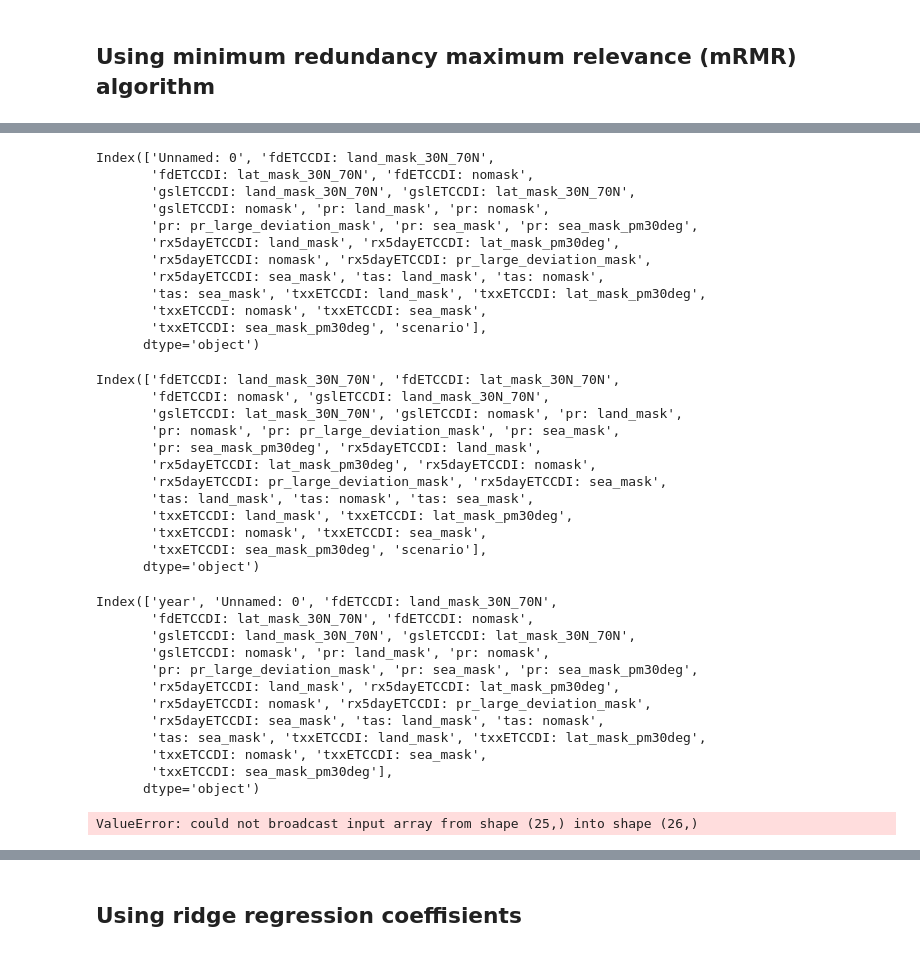
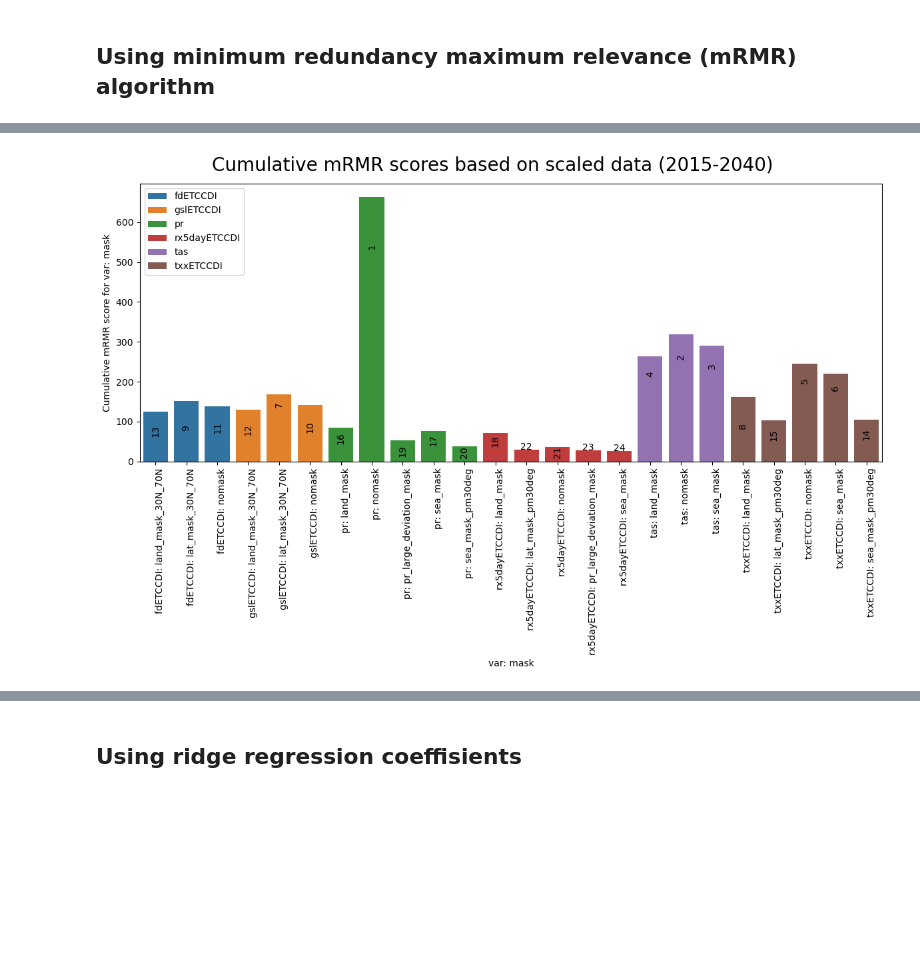
Before and after one commit to Johannesfjeldsaa/Masterthesis_S23, a Jupyter notebook: 06b - ANOVA to detect non-baseline mask and variable configurations with early signals of ACC.ipynb, the cells around one changed output, grey strips where cells are left out. Cells and saved outputs as stored; diff of their text form; code cells hidden in the pictures; blank space fills up the shorter version.

```diff
--- a/06b - ANOVA to detect non-baseline mask and variable configurations with early signals of ACC.ipynb
+++ b/06b - ANOVA to detect non-baseline mask and variable configurations with early signals of ACC.ipynb
@@ -245,33 +252,0 @@ scaled_cross_sections = {year: pd.read_csv('/'.join(['/nird/home/johannef/Master
-# %%
-scaled_cross_sections[2015].columns
-# %% [output]
-Index(['Unnamed: 0', 'fdETCCDI: land_mask_30N_70N',
-       'fdETCCDI: lat_mask_30N_70N', 'fdETCCDI: nomask',
-       'gslETCCDI: land_mask_30N_70N', 'gslETCCDI: lat_mask_30N_70N',
-       'gslETCCDI: nomask', 'pr: land_mask', 'pr: nomask',
-       'pr: pr_large_deviation_mask', 'pr: sea_mask', 'pr: sea_mask_pm30deg',
-       'rx5dayETCCDI: land_mask', 'rx5dayETCCDI: lat_mask_pm30deg',
-       'rx5dayETCCDI: nomask', 'rx5dayETCCDI: pr_large_deviation_mask',
-       'rx5dayETCCDI: sea_mask', 'tas: land_mask', 'tas: nomask',
-       'tas: sea_mask', 'txxETCCDI: land_mask', 'txxETCCDI: lat_mask_pm30deg',
-       'txxETCCDI: nomask', 'txxETCCDI: sea_mask',
-       'txxETCCDI: sea_mask_pm30deg', 'scenario'],
-      dtype='object')
-# %%
-for year in years:
-    scaled_cross_sections[year] = scaled_cross_sections[year][[col for col in scaled_cross_sections[year].columns if col != 'Unnamed: 0']]
-
-scaled_cross_sections[2015].columns
-# %% [output]
-Index(['fdETCCDI: land_mask_30N_70N', 'fdETCCDI: lat_mask_30N_70N',
-       'fdETCCDI: nomask', 'gslETCCDI: land_mask_30N_70N',
-       'gslETCCDI: lat_mask_30N_70N', 'gslETCCDI: nomask', 'pr: land_mask',
-       'pr: nomask', 'pr: pr_large_deviation_mask', 'pr: sea_mask',
-       'pr: sea_mask_pm30deg', 'rx5dayETCCDI: land_mask',
-       'rx5dayETCCDI: lat_mask_pm30deg', 'rx5dayETCCDI: nomask',
-       'rx5dayETCCDI: pr_large_deviation_mask', 'rx5dayETCCDI: sea_mask',
-       'tas: land_mask', 'tas: nomask', 'tas: sea_mask',
-       'txxETCCDI: land_mask', 'txxETCCDI: lat_mask_pm30deg',
-       'txxETCCDI: nomask', 'txxETCCDI: sea_mask',
-       'txxETCCDI: sea_mask_pm30deg', 'scenario'],
-      dtype='object')
@@ -278,9 +261,9 @@ Index(['fdETCCDI: land_mask_30N_70N', 'fdETCCDI: lat_mask_30N_70N',
 # %%
 features = [col for col in scaled_cross_sections[2015].columns if col not in ['scenario']]
 mRMR_scores_df = pd.DataFrame(columns=['year']+features, index=range(len(years)))
-print(mRMR_scores_df.columns)
 for indx, year in tqdm(enumerate(years)):
-    cross_section_df = scaled_cross_sections[year]
+    #cross_section_df = scaled_cross_sections[year]
+    cross_section_df = scs_126585[year]
     X = cross_section_df[features]
     y = cross_section_df['scenario']
 
@@ -288,18 +271,6 @@ for indx, year in tqdm(enumerate(years)):
                                 K=10, return_scores=True, show_progress=False)
     mRMR_scores_df.loc[indx] = [year] + mRMR_results[1].tolist()
 
-mRMR_scores_df.to_csv('/nird/home/johannef/Masterthesis_S23 DataFiles/tables/mRMR_scores.csv', index=False)
+
+#mRMR_scores_df.to_csv('/nird/home/johannef/Masterthesis_S23 DataFiles/tables/feature_selection/mRMR_scores_scaled.csv', index=False)
+mRMR_scores_df.to_csv('/nird/home/johannef/Masterthesis_S23 DataFiles/tables/feature_selection/mRMR_scores_scaled_ssp126ssp585.csv', index=False)
-# %% [output]
-Index(['year', 'Unnamed: 0', 'fdETCCDI: land_mask_30N_70N',
-       'fdETCCDI: lat_mask_30N_70N', 'fdETCCDI: nomask',
-       'gslETCCDI: land_mask_30N_70N', 'gslETCCDI: lat_mask_30N_70N',
-       'gslETCCDI: nomask', 'pr: land_mask', 'pr: nomask',
-       'pr: pr_large_deviation_mask', 'pr: sea_mask', 'pr: sea_mask_pm30deg',
-       'rx5dayETCCDI: land_mask', 'rx5dayETCCDI: lat_mask_pm30deg',
-       'rx5dayETCCDI: nomask', 'rx5dayETCCDI: pr_large_deviation_mask',
-       'rx5dayETCCDI: sea_mask', 'tas: land_mask', 'tas: nomask',
-       'tas: sea_mask', 'txxETCCDI: land_mask', 'txxETCCDI: lat_mask_pm30deg',
-       'txxETCCDI: nomask', 'txxETCCDI: sea_mask',
-       'txxETCCDI: sea_mask_pm30deg'],
-      dtype='object')
-ValueError: could not broadcast input array from shape (25,) into shape (26,)
@@ -308,0 +277,12 @@ plot_cumulative_mRMR_scores(mRMR_scores_df, period=(2015, 2040))
+# %%
+mRMR_scores_df_scaled = pd.read_csv('/nird/home/johannef/Masterthesis_S23 DataFiles/tables/feature_selection/mRMR_scores_scaled.csv')
+plot_cumulative_mRMR_scores(mRMR_scores_df_scaled, title='Cumulative mRMR scores based on scaled data (2015-2040)',
+                            filter_name='mRMR',
+                            period=(2015, 2040),
+                            save=True,
+                            save_name='cumulative_mRMR_scores_2015to2040.png')
+
+animate_scores_barplot(mRMR_scores_df_scaled, title=f'Cumulative mRMR-scores', filter_name='mRMR',
+                       save_name=f'mRMR_scores_animation.gif')
+# %% [output]
+[figure, added]
```
Also changed, not shown: parts of 29 cells of this notebook, 2 other files.
